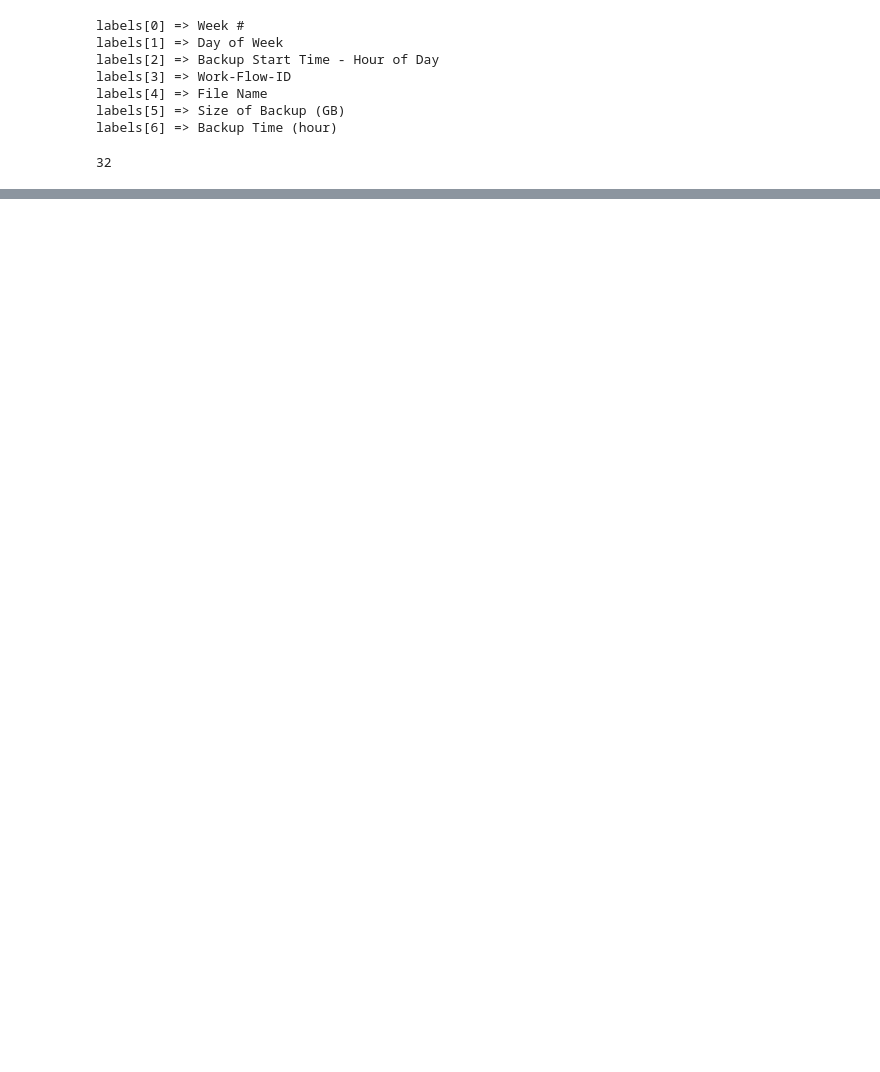
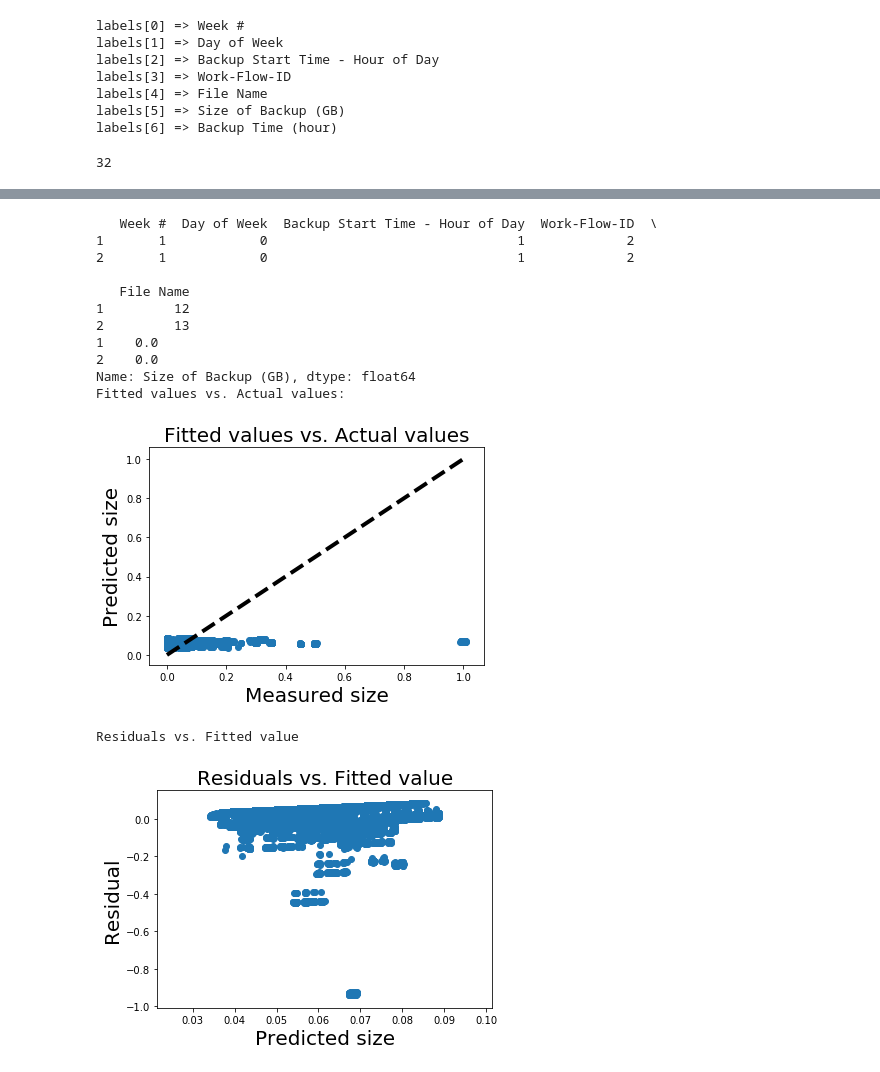
Before and after one commit to HonglanHuang/ee219, a Jupyter notebook: project4/codes/Part 2a.ipynb, the cells around one changed output, grey strips where cells are left out. Saved outputs shown, nothing was run; the diff lists cells and outputs as text; code cells hidden in the pictures; blank space fills up the shorter version.

Commit message:
revised fit and plot

```diff
--- a/project4/codes/Part 2a.ipynb
+++ b/project4/codes/Part 2a.ipynb
@@ -68,6 +68,8 @@ print len(Data_set)
 # %% [output]
 32
 # %%
+#RMSE for all scalar
+
 import numpy as np
 import pandas as pd
 import scipy as sp
@@ -98,23 +100,24 @@ for i in range(len(labels)):
 
 Training = Data.copy()
 Training.drop(labels[6],1,inplace = True)
-#Standard = Training.pop(labels[5])
+Sample = Training.copy()
+Target = Training.pop(labels[5])
 
-Lin_reg = LinearRegression(fit_intercept = False)
-
+Lin_reg = LinearRegression()
+Lin_reg.fit(Training,Target)
 
 def CalculateRMSE(data,predict):
     return sp.sqrt(sp.mean((predict - data) ** 2))
 def FoldRMSE(data):
     target = data.pop(labels[5])
-    Lin_reg.fit(data,target)
     predict = Lin_reg.predict(data)
     return CalculateRMSE(predict,target)
+
 kf = KFold(n_splits=10)
-kf.get_n_splits(Training)
-for train_index, test_index in kf.split(Training):
-    train_set = Training.iloc[train_index, :]
-    test_set = Training.iloc[test_index, :]
+kf.get_n_splits(Sample)
+for train_index, test_index in kf.split(Sample):
+    train_set = Sample.iloc[train_index, :]
+    test_set = Sample.iloc[test_index, :]
     print 'train_RMSE', FoldRMSE(train_set)
     print 'test_RMSE', FoldRMSE(test_set)
 # %% [output]
@@ -140,0 +144,40 @@ test_RMSE 0.09954456918896258
+# %%
+import matplotlib.pyplot as plt
+print Training[1:3]
+print Target[1:3]
+Predict = cross_val_predict(Lin_reg, Training, Target, cv = 10)
+
+
+fig, ax = plt.subplots()
+ax.scatter(Target, Predict)
+ax.plot([Target.min(), Target.max()], [Target.min(), Target.max()], 'k--', lw = 4)
+ax.set_xlabel('Measured size', fontsize = 20)
+ax.set_ylabel('Predicted size', fontsize = 20)
+plt.title('Fitted values vs. Actual values', fontsize = 20)
+print "Fitted values vs. Actual values:"
+plt.show()
+
+
+
+fig, ax = plt.subplots()
+ax.scatter(Predict, Predict-Target)
+ax.set_xlabel('Predicted size', fontsize = 20)
+ax.set_ylabel('Residual', fontsize = 20)
+plt.title('Residuals vs. Fitted value', fontsize = 20)
+print "Residuals vs. Fitted value"
+plt.show()
+# %% [output]
+   Week #  Day of Week  Backup Start Time - Hour of Day  Work-Flow-ID  \
+1       1            0                                1             2
+2       1            0                                1             2
+
+   File Name
+1         12
+2         13
+1    0.0
+2    0.0
+Name: Size of Backup (GB), dtype: float64
+Fitted values vs. Actual values:
+[figure, added]
+Residuals vs. Fitted value
+[figure, added]
```
Also changed, not shown: parts of 1 cell of this notebook.
